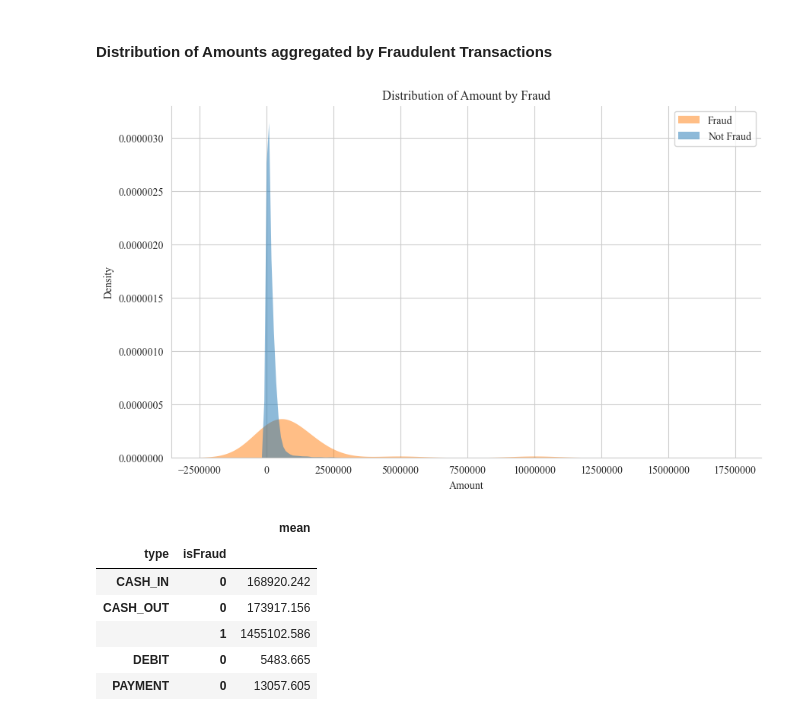
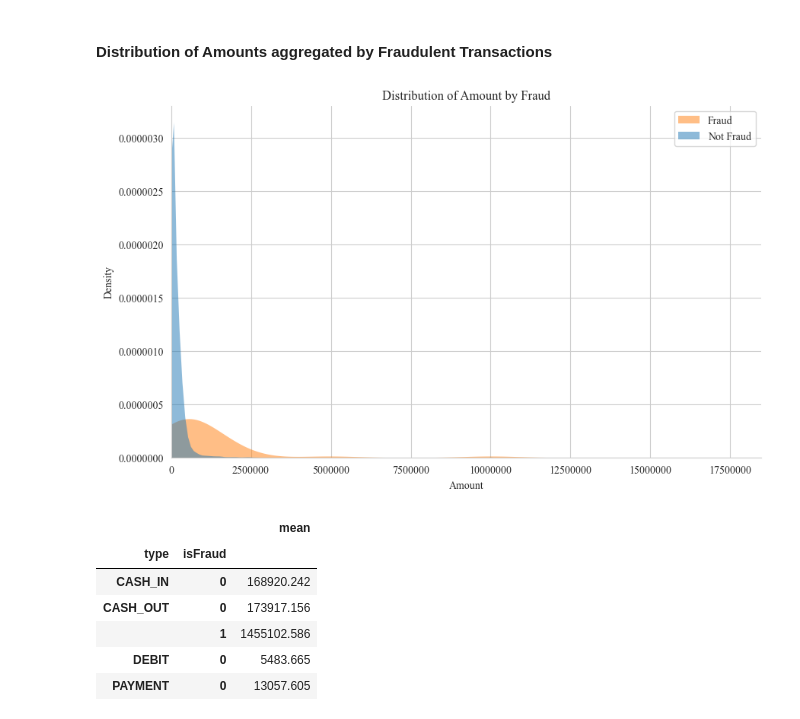
Before and after one commit to dennisjooo/Credit-Fraud-Detector, a Jupyter notebook: fraud.ipynb, the cells around one changed output. Saved outputs shown, nothing was run; the diff lists cells and outputs as text; code cells hidden in the pictures.

```diff
--- a/fraud.ipynb
+++ b/fraud.ipynb
@@ -193,23 +212,24 @@ trx.groupby(["type", "isFraud"]).count()['step'].rename("count").to_frame()
 # %%
 # Setting the figure size
 plt.figure(figsize=(10, 6))
 
 # Plotting the distribution of amount grouped by fraud in a kde plot
 sns.kdeplot(x="amount", data=trx.sample(20000, random_state=42), hue="isFraud",
             fill=True, common_norm=False, alpha=.5, linewidth=0)
 
 # Plot settings
 plt.title("Distribution of Amount by Fraud")
+plt.xlim(left=0)
 plt.xlabel("Amount")
 plt.ylabel("Density")
 plt.ticklabel_format(style='plain', axis='both')
 plt.legend(["Fraud", "Not Fraud"])
 sns.despine()
 
 # Displaying the plot
 plt.show()
 # %% [output]
-[figure, old version]
+[figure, new version]
 # %%
 # Average transaction amount by type and fraud type
 trx.groupby(["type", "isFraud"])['amount'].mean().rename("mean").to_frame()
```
Also changed, not shown: parts of 24 cells of this notebook, 5 other files.
